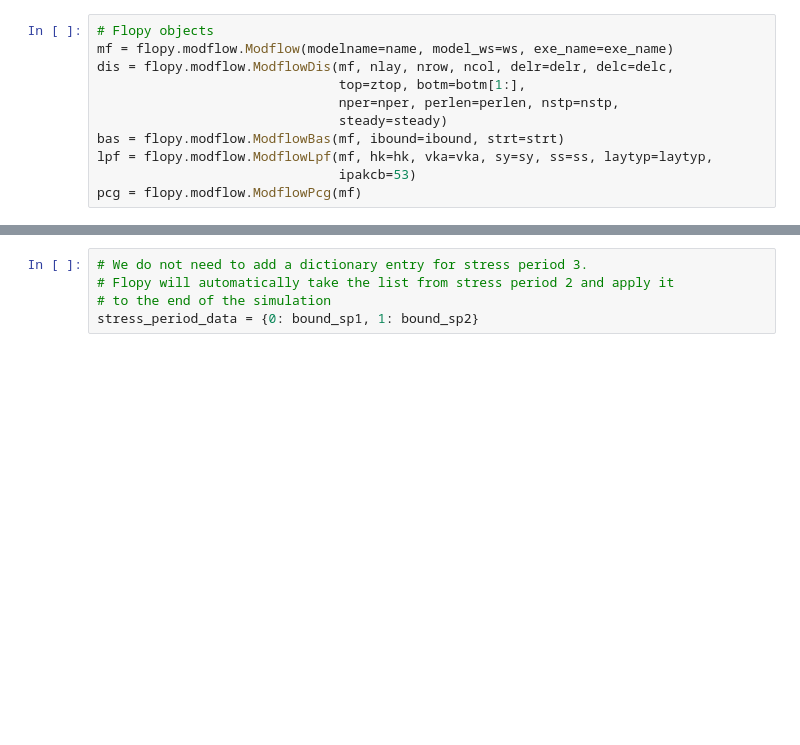
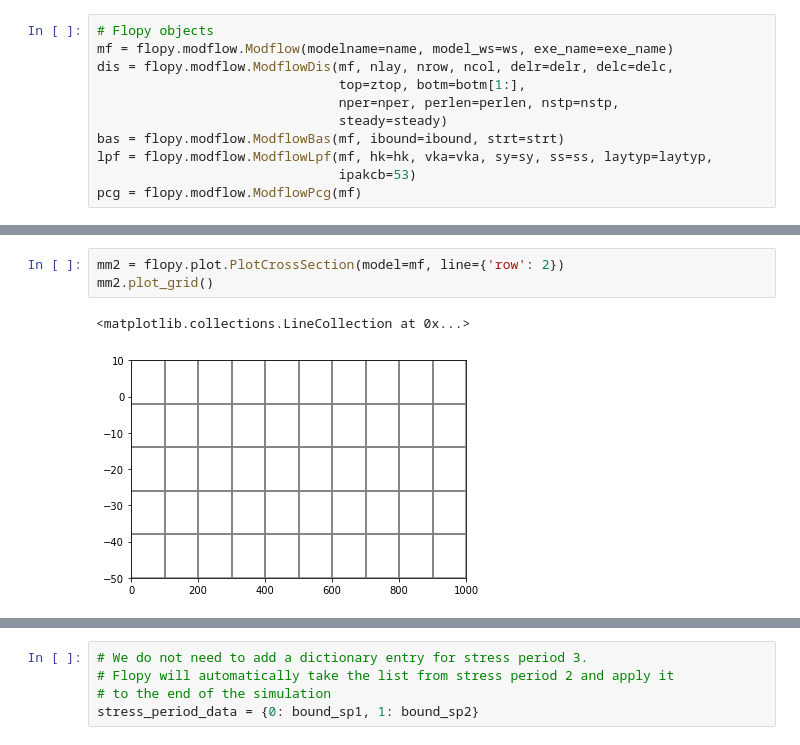
Before and after one commit to chelspeters7/DelawareStream, a Jupyter notebook: FloPy/Tutorial 02.ipynb, the cells around one changed output, grey strips where cells are left out. Cells and saved outputs as stored; diff of their text form; blank space fills up the shorter version.

```diff
--- a/FloPy/Tutorial 02.ipynb
+++ b/FloPy/Tutorial 02.ipynb
@@ -54,3 +62,9 @@ pcg = flopy.modflow.ModflowPcg(mf)
+# %%
+mm2 = flopy.plot.PlotCrossSection(model=mf, line={'row': 2})
+mm2.plot_grid()
+# %% [output]
+<matplotlib.collections.LineCollection at 0x...>
+[figure, added]
 # %%
 # Make list for stress period 1
 stageleft = 10.
```
Also changed, not shown: parts of 12 cells of this notebook, 24 other files.
